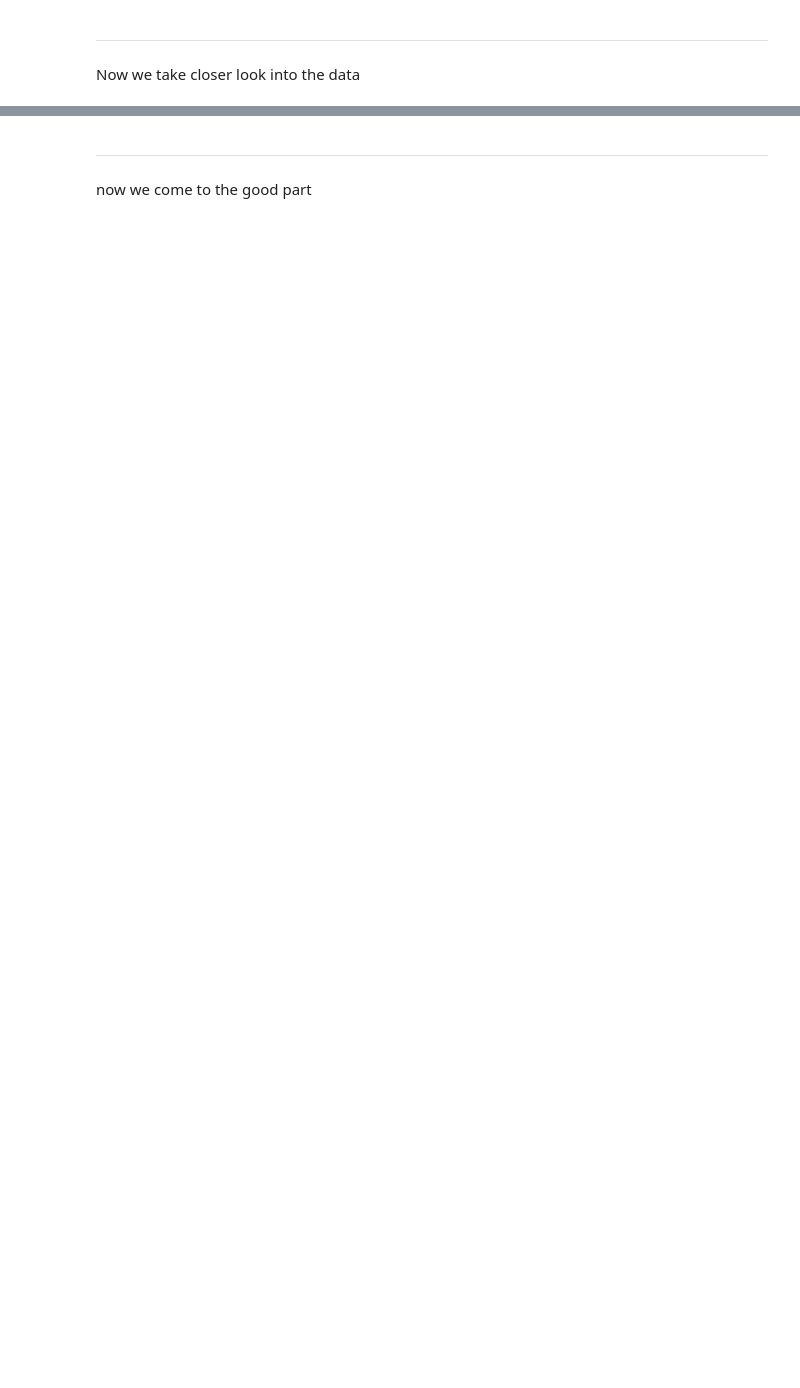
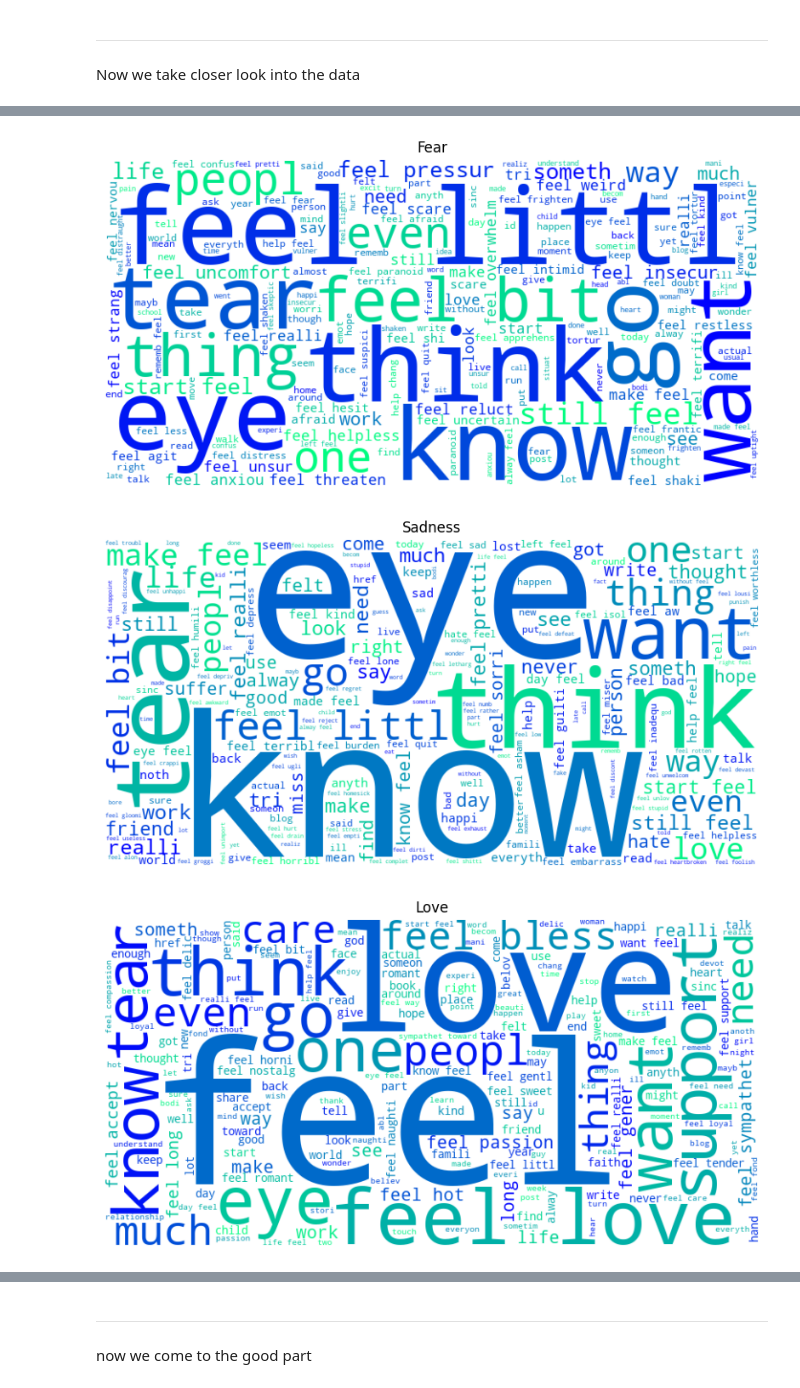
Before and after one commit to Timbo003/MBA_Emotions_Analysis, a Jupyter notebook: notebook.ipynb, the cells around one changed output, grey strips where cells are left out. Cells and saved outputs as stored; diff of their text form; code cells hidden in the pictures; blank space fills up the shorter version.

```diff
--- a/notebook.ipynb
+++ b/notebook.ipynb
@@ -278,11 +287,0 @@ plt.show()
-# %%
-# create a word cloud for each emotion
-emotions = df['text_label'].unique()
-for emotion in emotions:
-    text = ' '.join(df[df['text_label'] == emotion]['text_stemmed'])
-    wordcloud = WordCloud(width=800, height=400, background_color='white', colormap='winter').generate(text)
-    plt.figure(figsize=(10, 5))
-    plt.imshow(wordcloud, interpolation='bilinear')
-    plt.axis('off')
-    plt.title(emotion)
-    plt.show()
@@ -314,0 +309,35 @@ plt.show()
+# %%
+# Get all unique emotion labels from the 'text_label' column
+emotions = df['text_label'].unique()
+
+# Loop over each emotion to create a word cloud for its associated text data
+for emotion in emotions:
+    # Filter the dataframe to get all text related to the current emotion and join them into one string
+    text = ' '.join(df[df['text_label'] == emotion]['text_stemmed'])
+
+    # Generate the word cloud using the combined text for the current emotion
+    wordcloud = WordCloud(
+        width=800,  # Set the width of the word cloud image
+        height=400,  # Set the height of the word cloud image
+        background_color='white',  # Set the background color of the word cloud
+        colormap='winter'  # Choose a colormap for the word cloud (you can try others like 'plasma', 'inferno', etc.)
+    ).generate(text)  # Generate the word cloud from the given text
+
+    # Create a new figure with a specific size to display the word cloud
+    plt.figure(figsize=(10, 5))
+
+    # Display the word cloud image
+    plt.imshow(wordcloud, interpolation='bilinear')
+
+    # Remove the axis (it's not needed for word clouds)
+    plt.axis('off')
+
+    # Set the title of the plot to the current emotion label
+    plt.title(emotion)
+
+    # Show the plot (word cloud image) for the current emotion
+    plt.show()
+# %% [output]
+[figure, added]
+[figure, added]
+[figure, added]
```
Also changed, not shown: parts of 13 cells of this notebook.
